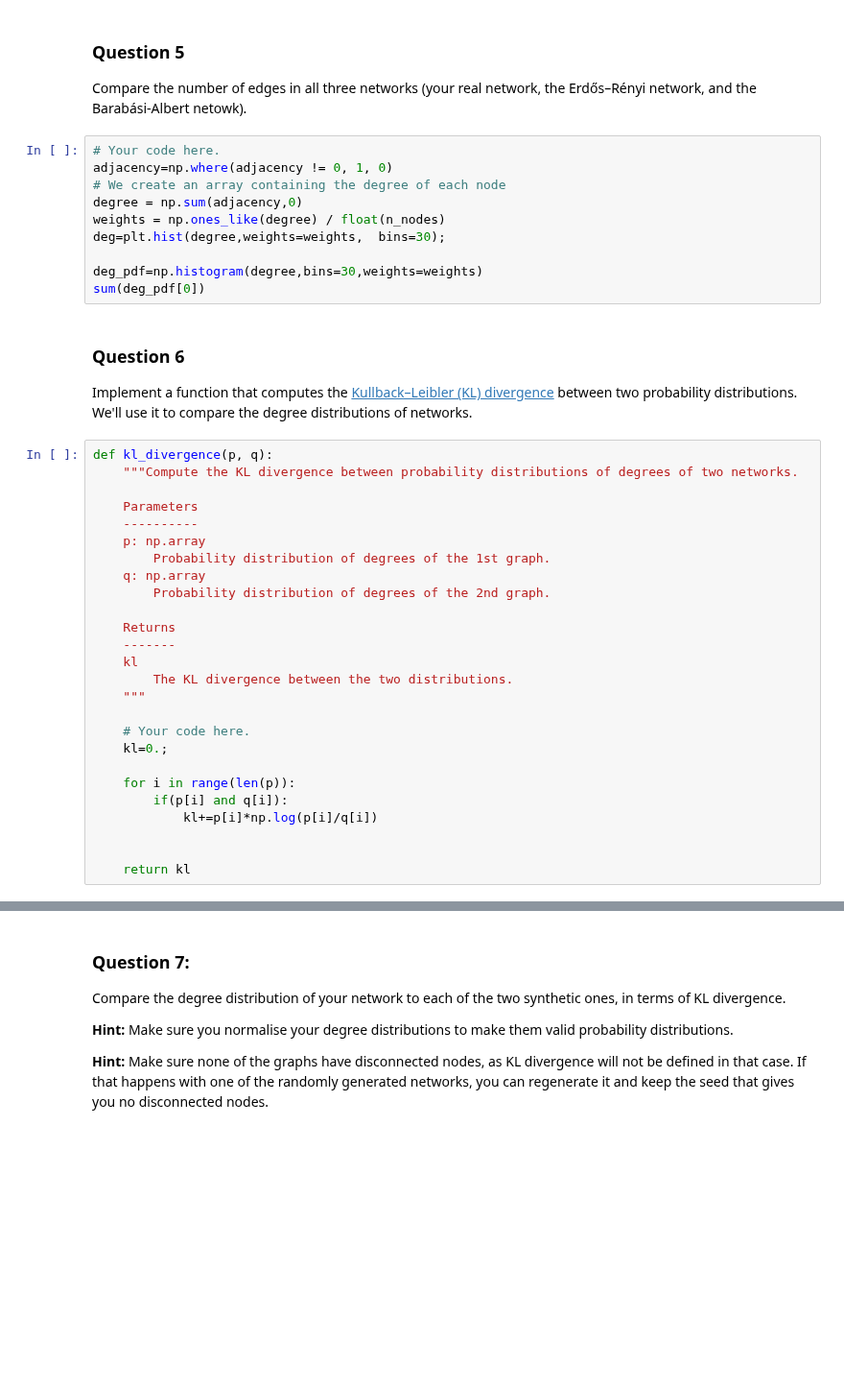
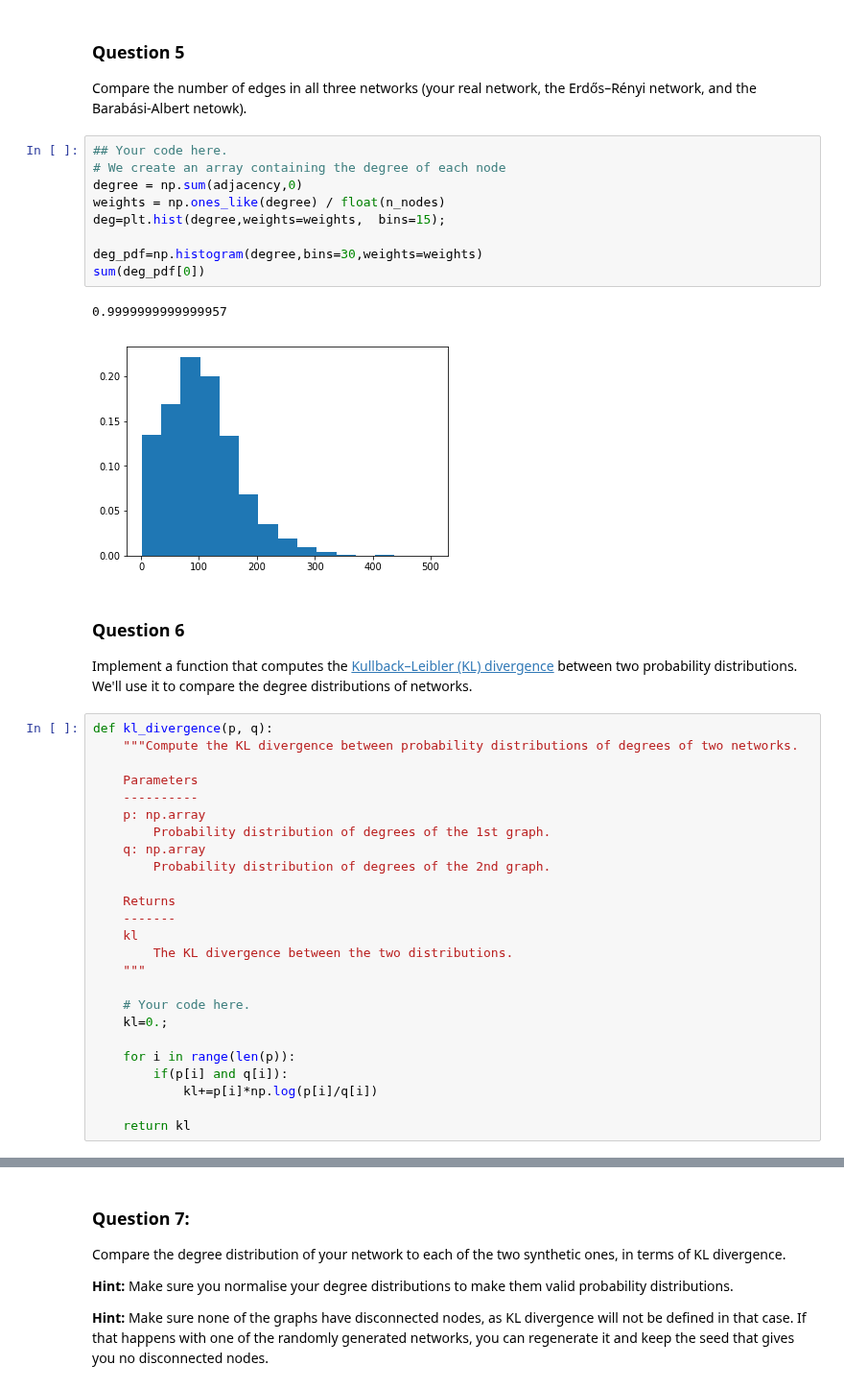
Before and after one commit to vndk36/Project_ntds2018, a Jupyter notebook: Milestone_2/2_network_models.ipynb, the cells around one changed output, grey strips where cells are left out. Shown at 96% size. Cells and saved outputs as stored; diff of their text form; blank space fills up the shorter version.

```diff
--- a/Milestone_2/2_network_models.ipynb
+++ b/Milestone_2/2_network_models.ipynb
@@ -283,15 +298,17 @@ Since our network has L = 163621 links and n = 3138 nodes it means the best para
 
 Compare the number of edges in all three networks (your real network, the Erdős–Rényi network, and the Barabási-Albert netowk).
 # %%
-# Your code here.
-adjacency=np.where(adjacency != 0, 1, 0)
+## Your code here.
 # We create an array containing the degree of each node
 degree = np.sum(adjacency,0)
 weights = np.ones_like(degree) / float(n_nodes)
-deg=plt.hist(degree,weights=weights,  bins=30);
+deg=plt.hist(degree,weights=weights,  bins=15);
 
 deg_pdf=np.histogram(degree,bins=30,weights=weights)
 sum(deg_pdf[0])
+# %% [output]
+0.9999999999999957
+[figure, added]
 # %% [markdown]
 ### Question 6
 
@@ -321,7 +338,6 @@ def kl_divergence(p, q):
         if(p[i] and q[i]):
             kl+=p[i]*np.log(p[i]/q[i])
 
-
     return kl
 # %%
 p_test = np.array([0.2, 0.2, 0.2, 0.4])
```
Also changed, not shown: parts of 12 cells of this notebook.
